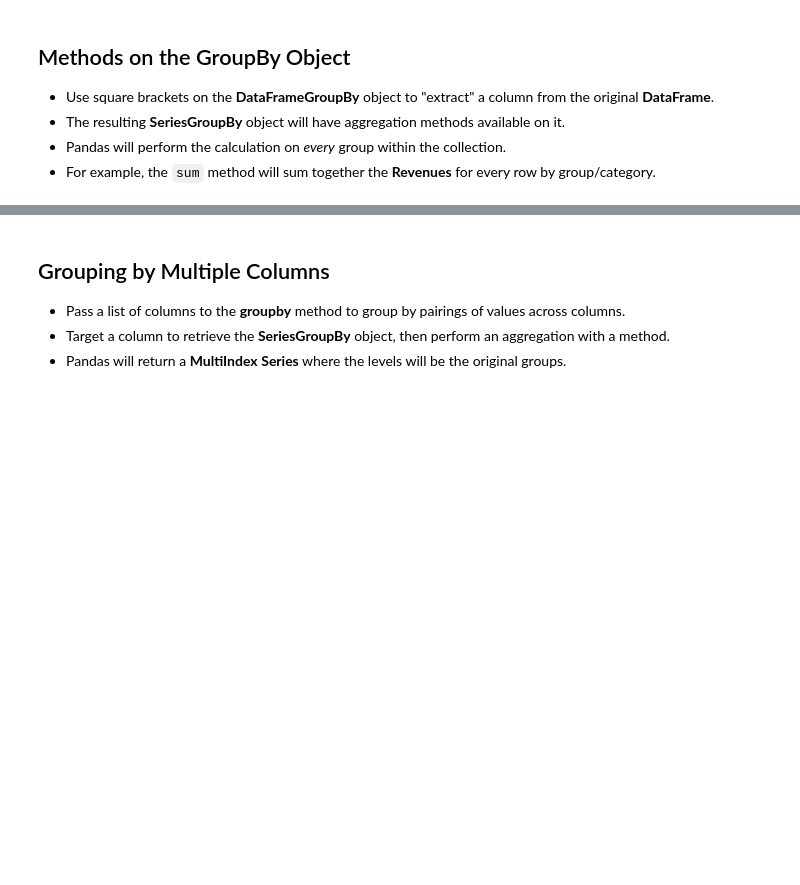
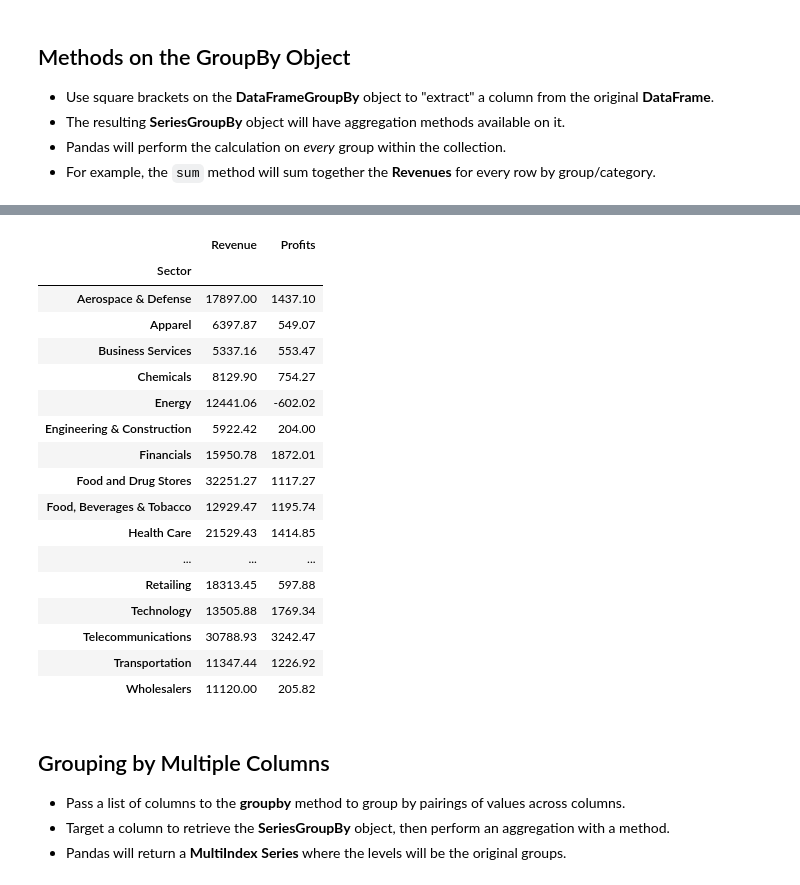
Before and after one commit to Lucas01iveira/Data-Engineering, a Jupyter notebook: Data Analysis with Pandas and Python/materials/pandas/Incomplete/09 - The GroupBy Object.ipynb, the cells around one changed output, grey strips where cells are left out. Cells and saved outputs as stored; diff of their text form; code cells hidden in the pictures; blank space fills up the shorter version.

```diff
--- a/Data Analysis with Pandas and Python/materials/pandas/Incomplete/09 - The GroupBy Object.ipynb
+++ b/Data Analysis with Pandas and Python/materials/pandas/Incomplete/09 - The GroupBy Object.ipynb
@@ -140,7 +169,10 @@ fortune.head()
 - For example, the `sum` method will sum together the **Revenues** for every row by group/category.
 # %%
 fortune= pd.read_csv('fortune1000.csv', index_col='Rank')
-fortune['Sector'] = fortune['Sector'].astype('category')
-fortune['Industry'] = fortune['Industry'].astype('category')
+#fortune['Sector'] = fortune['Sector'].astype('category')
+#fortune['Industry'] = fortune['Industry'].astype('category')
 fortune.sort_index(inplace= True)
+
+sectors= fortune.groupby('Sector')
+
 fortune.head()
@@ -147,3 +187,32 @@ fortune.head()
+# %%
+sectors['Revenue'].sum() # pandas is going to calculate the overall sum of 'Revenue' for each single sector of the SeriesGroupBy object
+sectors['Employees'].sum()
+sectors['Profits'].max()
+sectors['Profits'].min()
+
+sectors['Employees'].mean().apply(lambda x: round(x))
+
+sectors[['Revenue','Profits']].sum()
+sectors[['Revenue','Profits']].mean().apply(lambda row: round(row,2))
+# %% [output]
+|  | Revenue | Profits |
+| Sector |  |  |
+| Aerospace & Defense | 17897.00 | 1437.10 |
+| Apparel | 6397.87 | 549.07 |
+| Business Services | 5337.16 | 553.47 |
+| Chemicals | 8129.90 | 754.27 |
+| Energy | 12441.06 | -602.02 |
+| Engineering & Construction | 5922.42 | 204.00 |
+| Financials | 15950.78 | 1872.01 |
+| Food and Drug Stores | 32251.27 | 1117.27 |
+| Food, Beverages & Tobacco | 12929.47 | 1195.74 |
+| Health Care | 21529.43 | 1414.85 |
+| ... | ... | ... |
+| Retailing | 18313.45 | 597.88 |
+| Technology | 13505.88 | 1769.34 |
+| Telecommunications | 30788.93 | 3242.47 |
+| Transportation | 11347.44 | 1226.92 |
+| Wholesalers | 11120.00 | 205.82 |
 # %% [markdown]
 ## Grouping by Multiple Columns
 - Pass a list of columns to the **groupby** method to group by pairings of values across columns.
```
Also changed, not shown: parts of 12 cells of this notebook.
